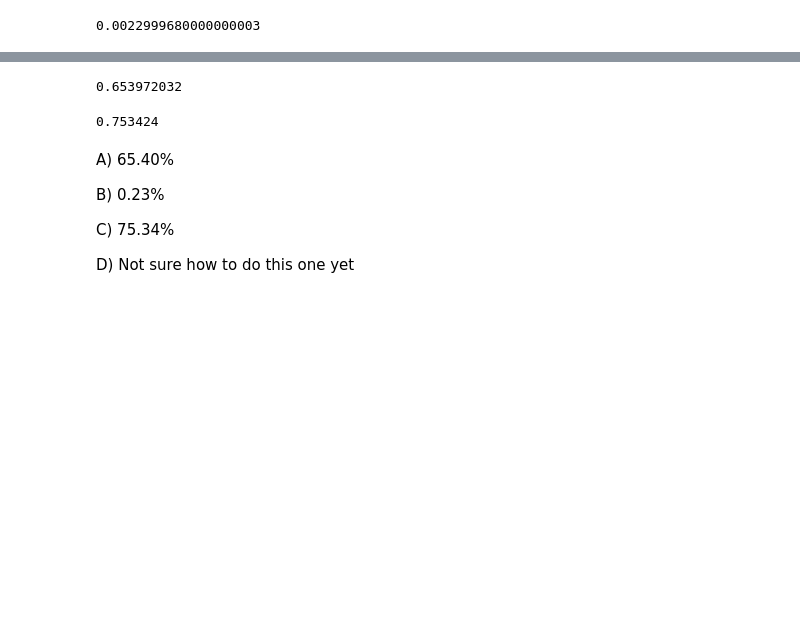
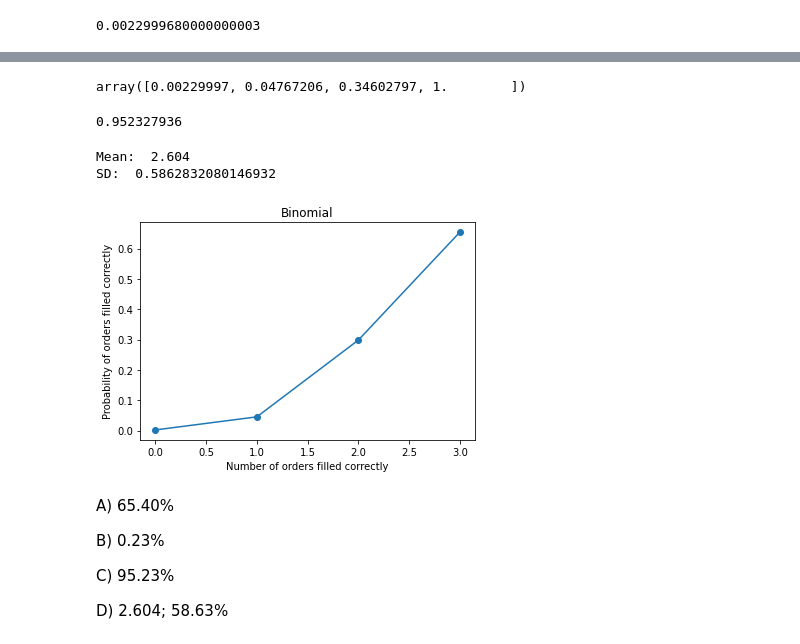
Before and after one commit to pcopley/uta-aiml, a Jupyter notebook: 00 Statistics/Inferential Statistics/Probability Distribution Questions.ipynb, the cells around one changed output, grey strips where cells are left out. Drawn from its saved outputs; the diff is of its cells as text; code cells hidden in the pictures; blank space fills up the shorter version.

Commit message:
Corrections to inferential stats practice exercise

```diff
--- a/00 Statistics/Inferential Statistics/Probability Distribution Questions.ipynb
+++ b/00 Statistics/Inferential Statistics/Probability Distribution Questions.ipynb
@@ -327,19 +337,42 @@ success2
-# %%
-# C (contd) - Next, take the probability from A above
-success3 = p**3
-success3
-# %% [output]
-0.653972032
-# %%
-# Now add these together as they are mutually exclusive events
-success2 + success3
-# %% [output]
-0.753424
+# %%
+# C - Subtract the probability of [0,1] failure from 1
+cumbinomial = stats.binom.cdf(np.arange(0,4), 3, p)
+cumbinomial
+# %% [output]
+array([0.00229997, 0.04767206, 0.34602797, 1.        ])
+# %%
+P = 1-cumbinomial[1]
+P
+# %% [output]
+0.952327936
+# %%
+p_d = .868
+n_d = 3
+mean_d = n_d*p_d
+sd_d = np.sqrt(n_d*p_d*(1-p_d))
+print('Mean: ', mean_d)
+print('SD: ', sd_d)
+# %% [output]
+Mean:  2.604
+SD:  0.5862832080146932
+# %%
+k = np.arange(0,4)
+n = 3
+p = .868
+b = stats.binom.pmf(k, n, p)
+
+pyp.plot(k, b, 'o-')
+pyp.title('Binomial')
+pyp.xlabel('Number of orders filled correctly')
+pyp.ylabel('Probability of orders filled correctly')
+pyp.show()
+# %% [output]
+[figure, added]
 # %% [markdown]
 A) 65.40%
 
 B) 0.23%
 
-C) 75.34%
+C) 95.23%
 
-D) Not sure how to do this one yet
+D) 2.604; 58.63%
```
Also changed, not shown: parts of 10 cells of this notebook.
